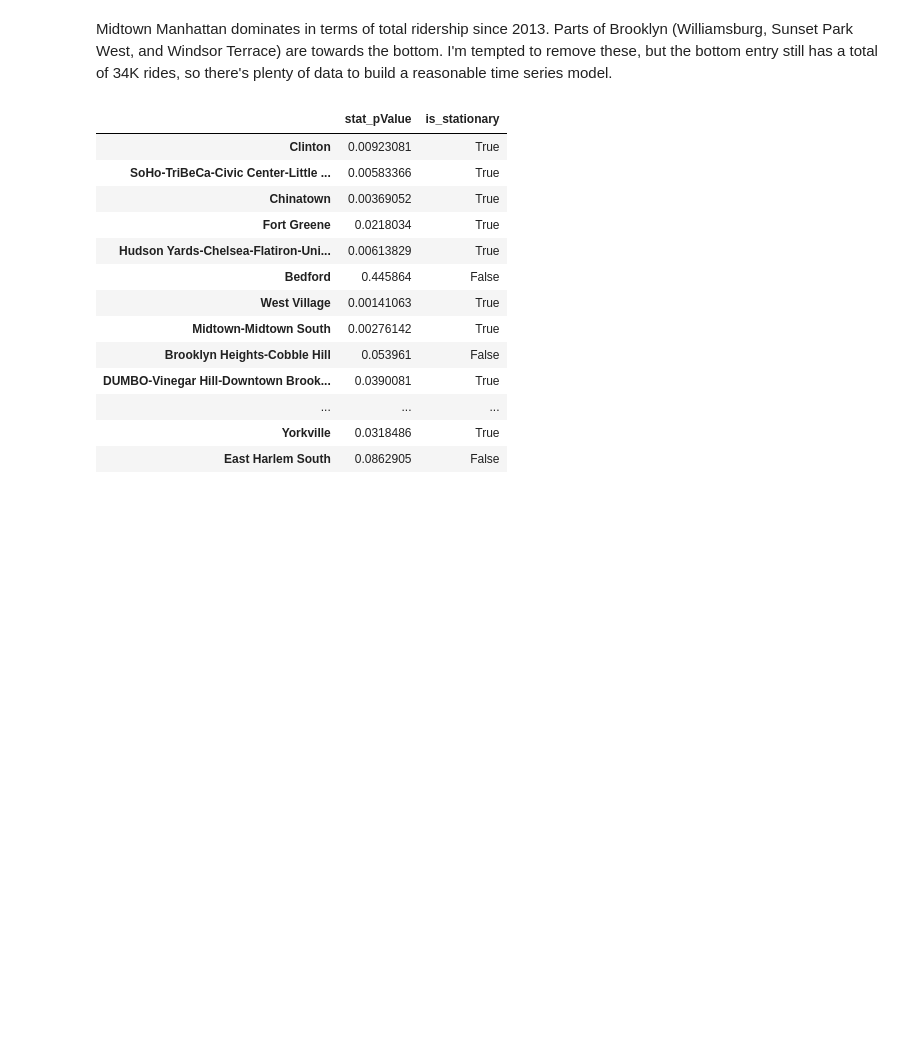
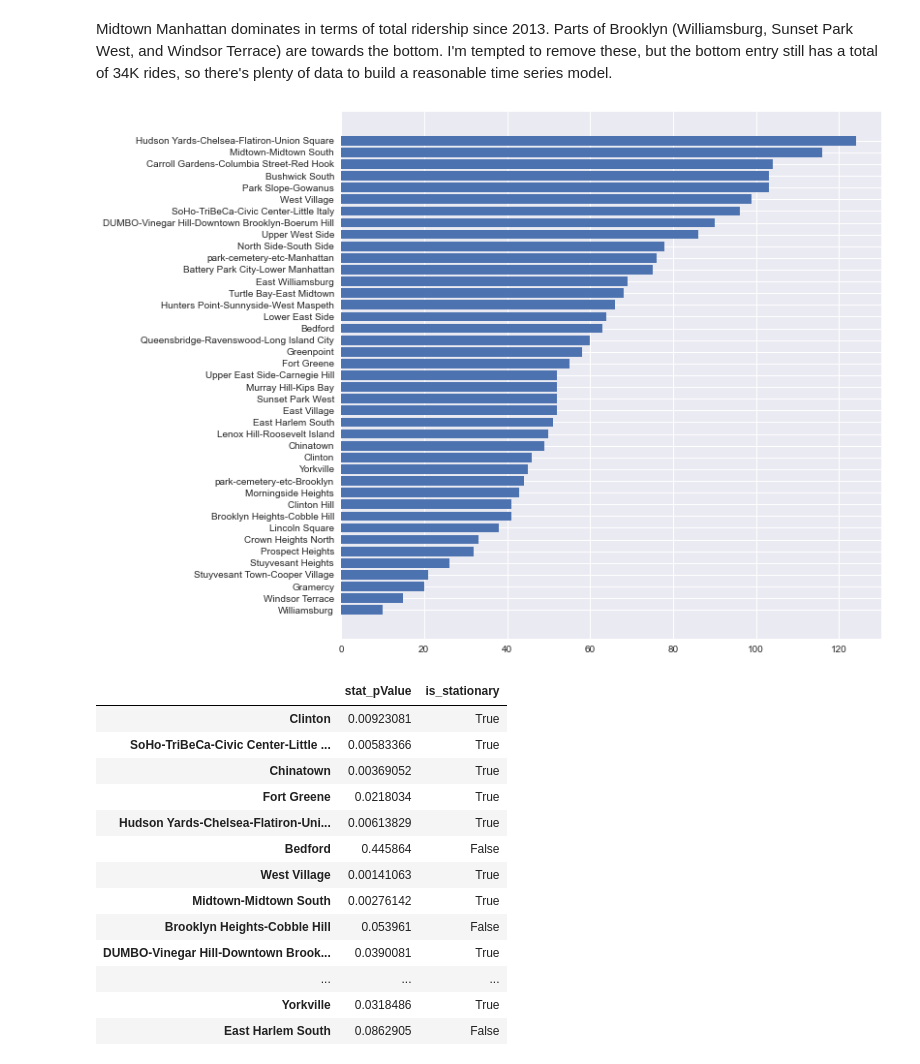
Before and after one commit to marvelje/citibike_ridership_project, a Jupyter notebook: citibike_eda.ipynb, the cells around one changed output. Saved outputs shown, nothing was run; the diff lists cells and outputs as text; code cells hidden in the pictures; blank space fills up the shorter version.

```diff
--- a/citibike_eda.ipynb
+++ b/citibike_eda.ipynb
@@ -490,18 +514,20 @@ We clearing see the yearly seasonality here and the upward trend in ridership
 # %%
 # Create a list of all the neighborhood dataframes
 
-df_list = []
+df_dict = {}
 
 for neighborhood in pre_2017_neighborhoods:
     df = process_neighborhood(df_citibike, neighborhood)
-    df_list.append(tuple((neighborhood, df)))
+    df_dict[neighborhood] = df
 # %%
 # Aggregate the neighborhoods by total number of rides and sort
 
 df_neighborhood_sum = pd.DataFrame(index=pre_2017_neighborhoods, columns=['total_rides'])
+i = 0
+for df in df_dict.values():
 
-for i, df in enumerate(df_list):
-    df_neighborhood_sum.iloc[i,:] = df[1]['ride_count'].sum()
+    df_neighborhood_sum.iloc[i,:] = df['ride_count'].sum()
+    i += 1
 
 df_neighborhood_sum.sort_values('total_rides', inplace=True)
 # %%
@@ -517,3 +545,29 @@ Midtown Manhattan dominates in terms of total ridership since 2013. Parts of Bro
+# %%
+# Show number of stations per neighborhood
+
+neighborhoood_unique_stations = df_citibike.groupby('neighborhood')[['station_id']].nunique().sort_values('station_id')
+
+for neighborhood, df in df_dict.items():
+
+    df_dict[neighborhood]['num_stations'] = neighborhoood_unique_stations.loc[neighborhood, 'station_id']
+# %%
+# Plot the number of stations by neighborhood
+
+df_station_count = pd.DataFrame(index=pre_2017_neighborhoods, columns=['total_stations'])
+
+for neighborhood, df in df_dict.items():
+
+    df_station_count.loc[neighborhood,:] = df.iloc[0,1]
+
+df_station_count.sort_values('total_stations', inplace=True)
+
+# Plot the total number of rides by neighborhood
+
+fig, ax = plt.subplots(figsize=(10,10))
+
+ax.barh(y=df_station_count.index, width=df_station_count['total_stations']);
+# %% [output]
+[figure, added]
 # %%
 # Check for stationarity of all the datasets
 
```
Also changed, not shown: parts of 20 cells of this notebook, 2 other files.
